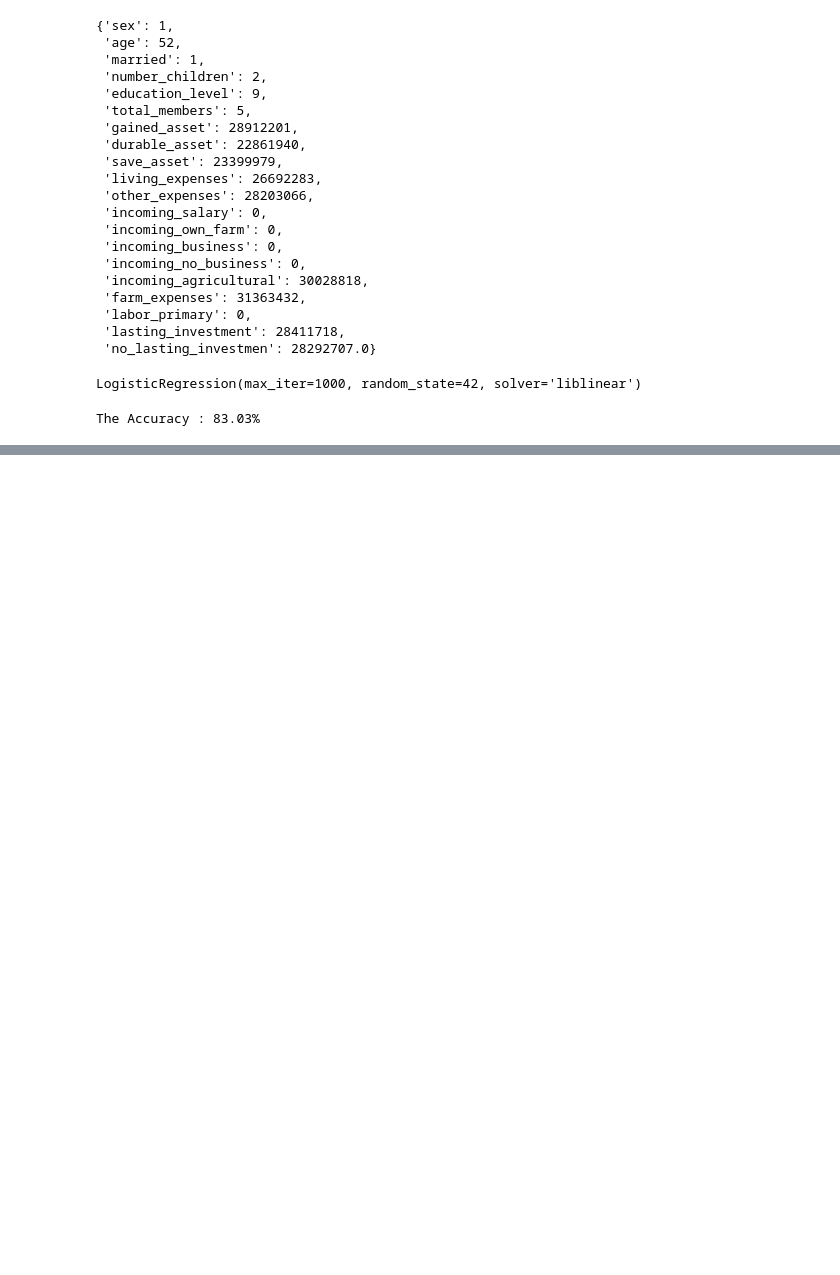
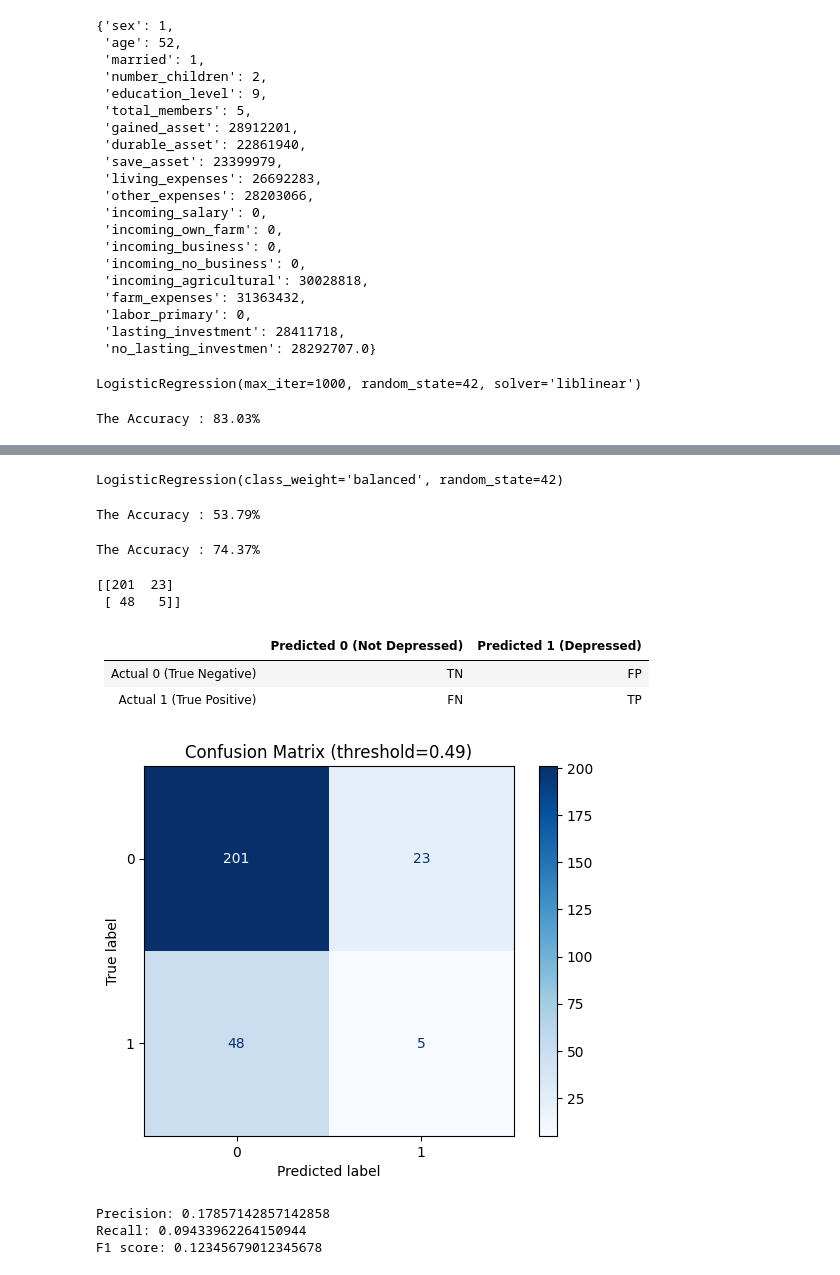
Before and after one commit to SayyidKamal/ML-101, a Jupyter notebook: Depression/deprecion_detection.ipynb, the cells around one changed output, grey strips where cells are left out. Drawn from its saved outputs; the diff is of its cells as text; code cells hidden in the pictures; blank space fills up the shorter version.

```diff
--- a/Depression/deprecion_detection.ipynb
+++ b/Depression/deprecion_detection.ipynb
@@ -380,0 +402,48 @@ The Accuracy : 83.03%
+# %%
+model = LogisticRegression(class_weight='balanced', random_state=42)
+model.fit(X_train, y_train)
+# %% [output]
+LogisticRegression(class_weight='balanced', random_state=42)
+# %%
+#Hard prediction on test data
+y_pred = model.predict(X_test)
+print(f"""The Accuracy : {accuracy_score(y_test, y_pred) * 100:.2f}%""")
+# %% [output]
+The Accuracy : 53.79%
+# %%
+#Soft prediction on test data
+y_pred = model.predict_proba(X_val)[:,1] >= 0.6
+#depressed_decision = y_pred >= 0.8
+print(f"""The Accuracy : {accuracy_score(y_test, y_pred) * 100:.2f}%""")
+# %% [output]
+The Accuracy : 74.37%
+# %%
+#LOOKING AT THE CONFUSION METRIX,
+print(confusion_matrix(y_test, y_pred))
+# %% [output]
+[[201  23]
+ [ 48   5]]
+# %% [markdown]
+|                | Predicted 0 (Not Depressed) | Predicted 1 (Depressed) |
+|----------------|-----------------------------|-------------------------|
+| Actual 0 (True Negative)  | TN                          | FP                      |
+| Actual 1 (True Positive)  | FN                          | TP                      |
+# %%
+
+disp = ConfusionMatrixDisplay.from_predictions(
+    y_test,
+    y_pred,
+    cmap=plt.cm.Blues,
+)
+disp.ax_.set_title("Confusion Matrix (threshold=0.49)")
+plt.show()
+# %% [output]
+[figure, added]
+# %%
+print('Precision:', precision_score(y_test, y_pred))
+print('Recall:', recall_score(y_test, y_pred))
+print('F1 score:', f1_score(y_test, y_pred))
+# %% [output]
+Precision: 0.17857142857142858
+Recall: 0.09433962264150944
+F1 score: 0.12345679012345678
```
Also changed, not shown: parts of 7 cells of this notebook.
